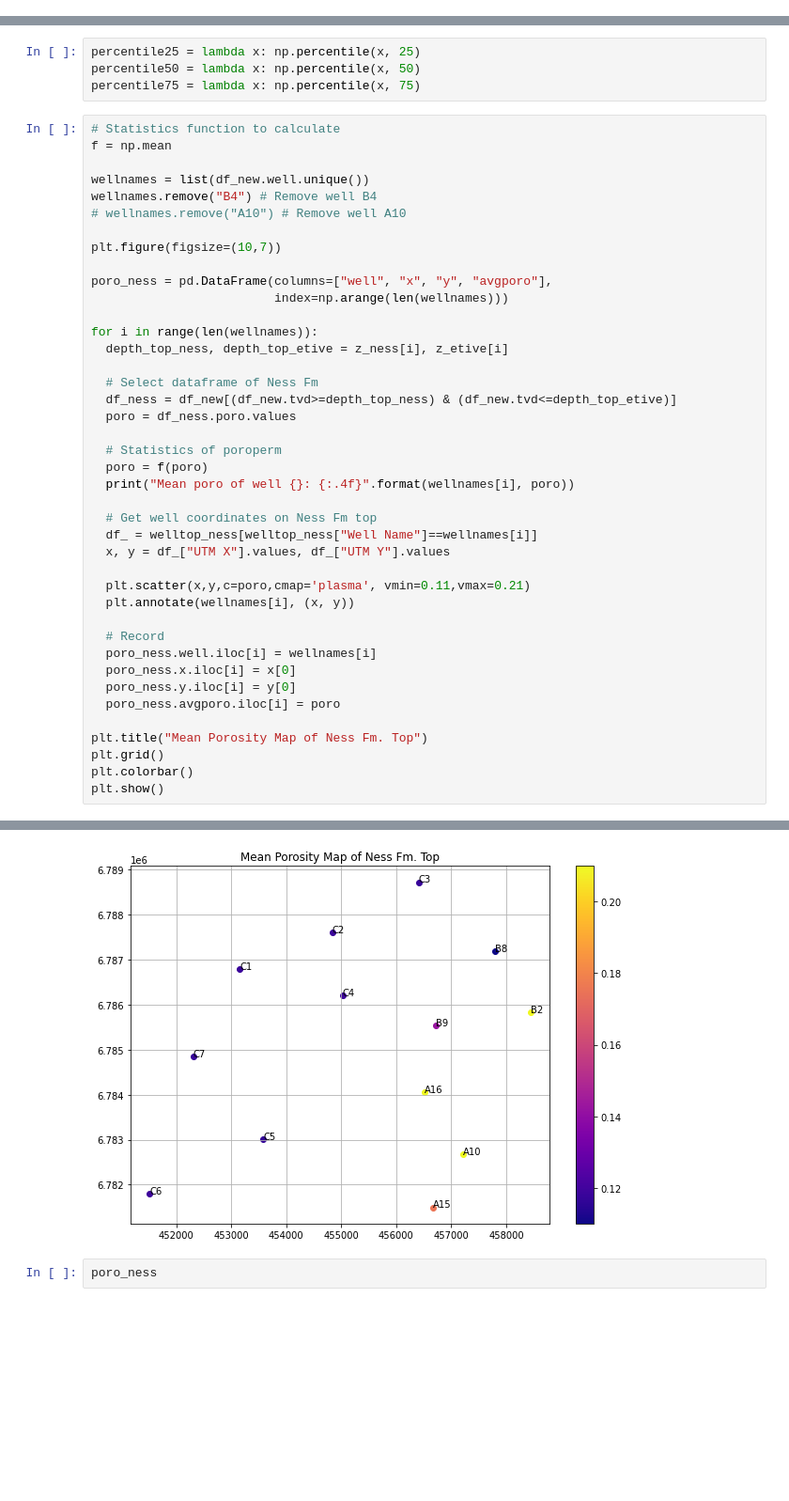
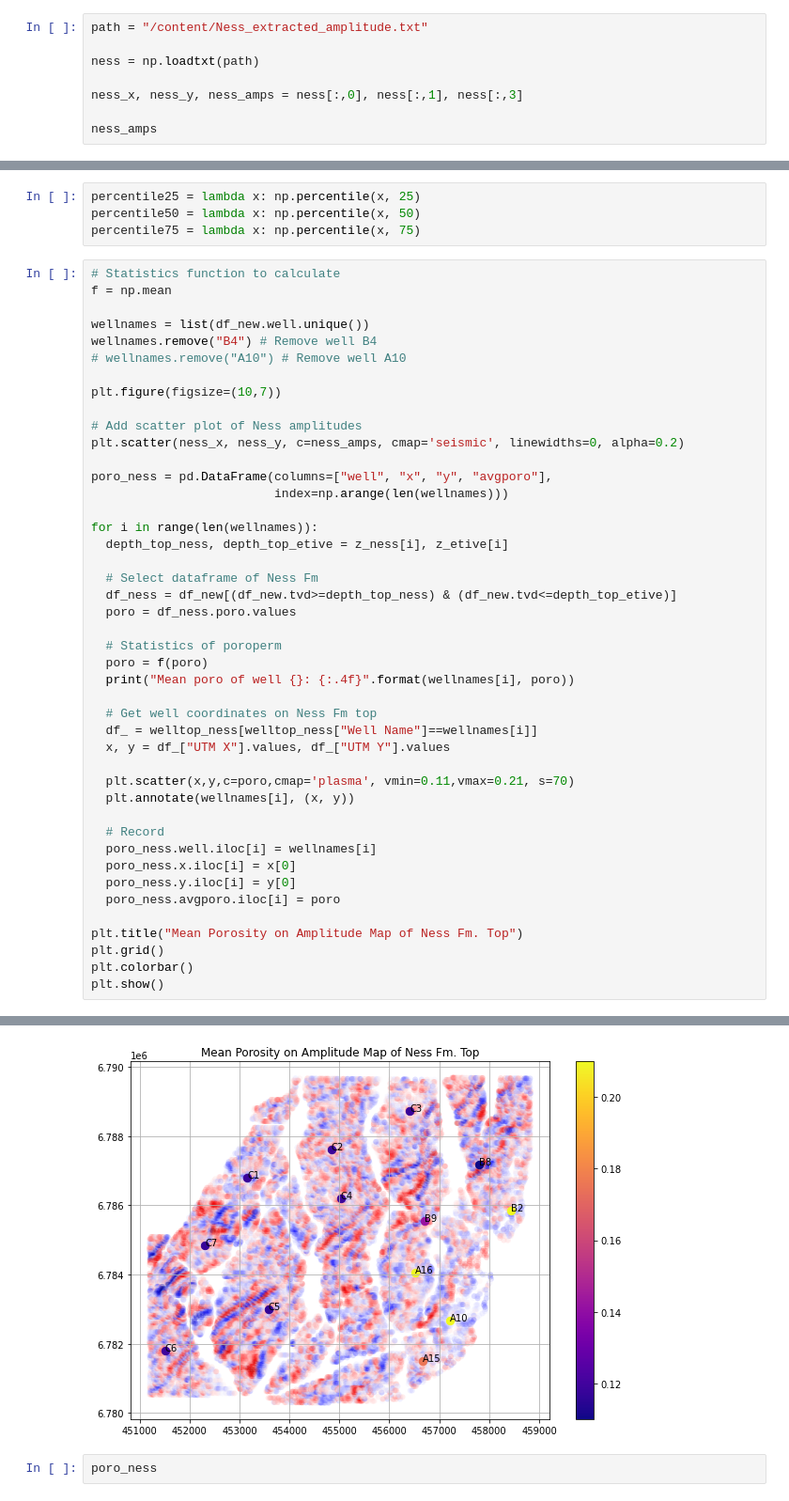
Before and after one commit to yohanesnuwara/geostatistics, a Jupyter notebook: project_notebooks/gullfaks_poroperm.ipynb, the cells around one changed output, grey strips where cells are left out. Shown at 94% size. Saved outputs shown, nothing was run; the diff lists cells and outputs as text; blank space fills up the shorter version.

Commit message:
add Ness fm amplitude visualization

```diff
--- a/project_notebooks/gullfaks_poroperm.ipynb
+++ b/project_notebooks/gullfaks_poroperm.ipynb
@@ -334,0 +339,8 @@ plt.show()
+# %%
+path = "/content/Ness_extracted_amplitude.txt"
+
+ness = np.loadtxt(path)
+
+ness_x, ness_y, ness_amps = ness[:,0], ness[:,1], ness[:,3]
+
+ness_amps
@@ -430,6 +445,9 @@ wellnames.remove("B4") # Remove well B4
 # wellnames.remove("A10") # Remove well A10
 
 plt.figure(figsize=(10,7))
+
+# Add scatter plot of Ness amplitudes
+plt.scatter(ness_x, ness_y, c=ness_amps, cmap='seismic', linewidths=0, alpha=0.2)
 
 poro_ness = pd.DataFrame(columns=["well", "x", "y", "avgporo"],
                          index=np.arange(len(wellnames)))
@@ -447,36 +465,36 @@ for i in range(len(wellnames)):
 
   # Get well coordinates on Ness Fm top
   df_ = welltop_ness[welltop_ness["Well Name"]==wellnames[i]]
   x, y = df_["UTM X"].values, df_["UTM Y"].values
 
-  plt.scatter(x,y,c=poro,cmap='plasma', vmin=0.11,vmax=0.21)
+  plt.scatter(x,y,c=poro,cmap='plasma', vmin=0.11,vmax=0.21, s=70)
   plt.annotate(wellnames[i], (x, y))
 
   # Record
   poro_ness.well.iloc[i] = wellnames[i]
   poro_ness.x.iloc[i] = x[0]
   poro_ness.y.iloc[i] = y[0]
   poro_ness.avgporo.iloc[i] = poro
 
-plt.title("Mean Porosity Map of Ness Fm. Top")
+plt.title("Mean Porosity on Amplitude Map of Ness Fm. Top")
 plt.grid()
 plt.colorbar()
 plt.show()
 # %% [output]
 Mean poro of well A10: 0.2184
 Mean poro of well A15: 0.1754
 Mean poro of well A16: 0.2116
 Mean poro of well B2: 0.2177
 Mean poro of well B8: 0.1096
 Mean poro of well B9: 0.1421
 Mean poro of well C1: 0.1183
 Mean poro of well C2: 0.1183
 Mean poro of well C3: 0.1182
 Mean poro of well C4: 0.1186
 Mean poro of well C5: 0.1167
 Mean poro of well C6: 0.1191
 Mean poro of well C7: 0.1176
-[figure, old version]
+[figure, new version]
 # %%
 poro_ness
 # %% [output]
```
Also changed, not shown: parts of 3 cells of this notebook.
